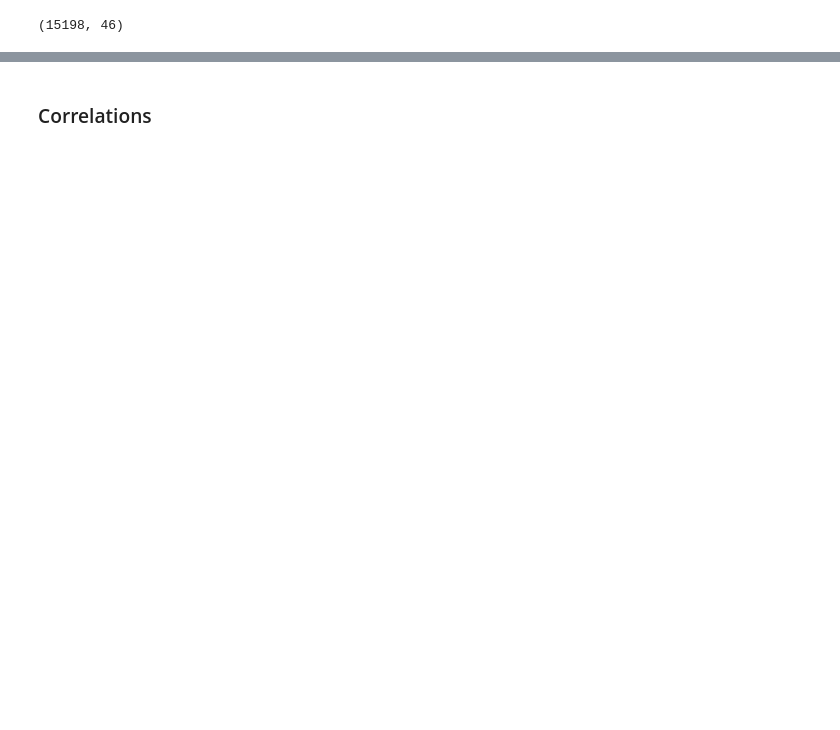
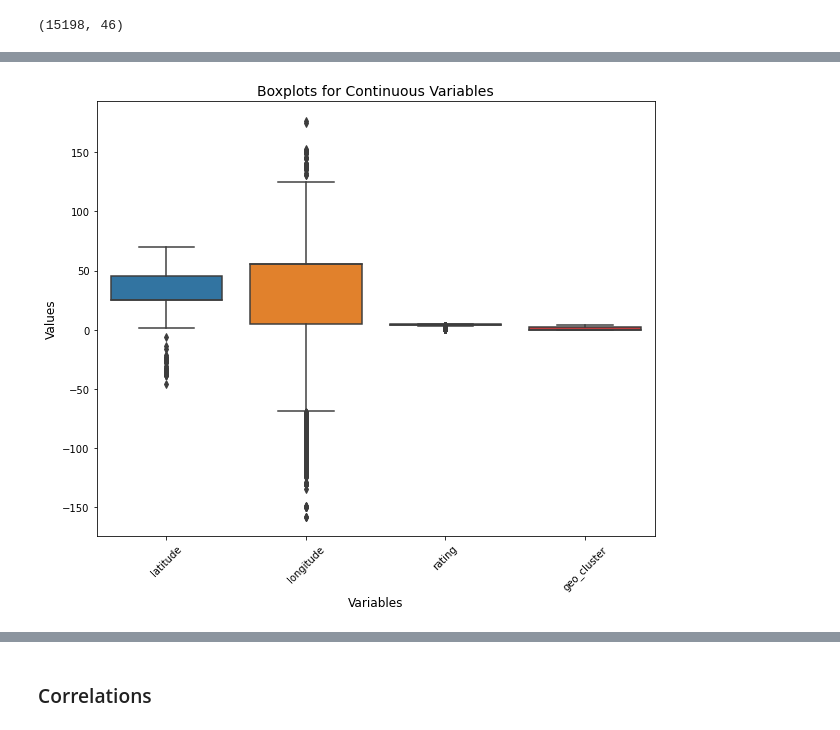
Before and after one commit to kowalskihubert/Google-Places-Clustering, a Jupyter notebook: google_places_EDA.ipynb, the cells around one changed output, grey strips where cells are left out. Drawn from its saved outputs; the diff is of its cells as text; code cells hidden in the pictures; blank space fills up the shorter version.

```diff
--- a/google_places_EDA.ipynb
+++ b/google_places_EDA.ipynb
@@ -384,0 +446,14 @@ data.shape
+# %%
+# Wybór zmiennych ciągłych
+continuous_columns = data.select_dtypes(include=['float64']).columns.drop("review_count")
+
+# Utworzenie siatki wykresów
+plt.figure(figsize=(10, 8))
+sns.boxplot(data=data[continuous_columns])
+plt.title('Boxplots for Continuous Variables', fontsize=14)
+plt.xlabel('Variables', fontsize=12)
+plt.ylabel('Values', fontsize=12)
+plt.xticks(rotation=45)  # Obrót etykiet na osi x dla lepszej czytelności
+plt.show()
+# %% [output]
+[figure, added]
```
Also changed, not shown: parts of 21 cells of this notebook.
